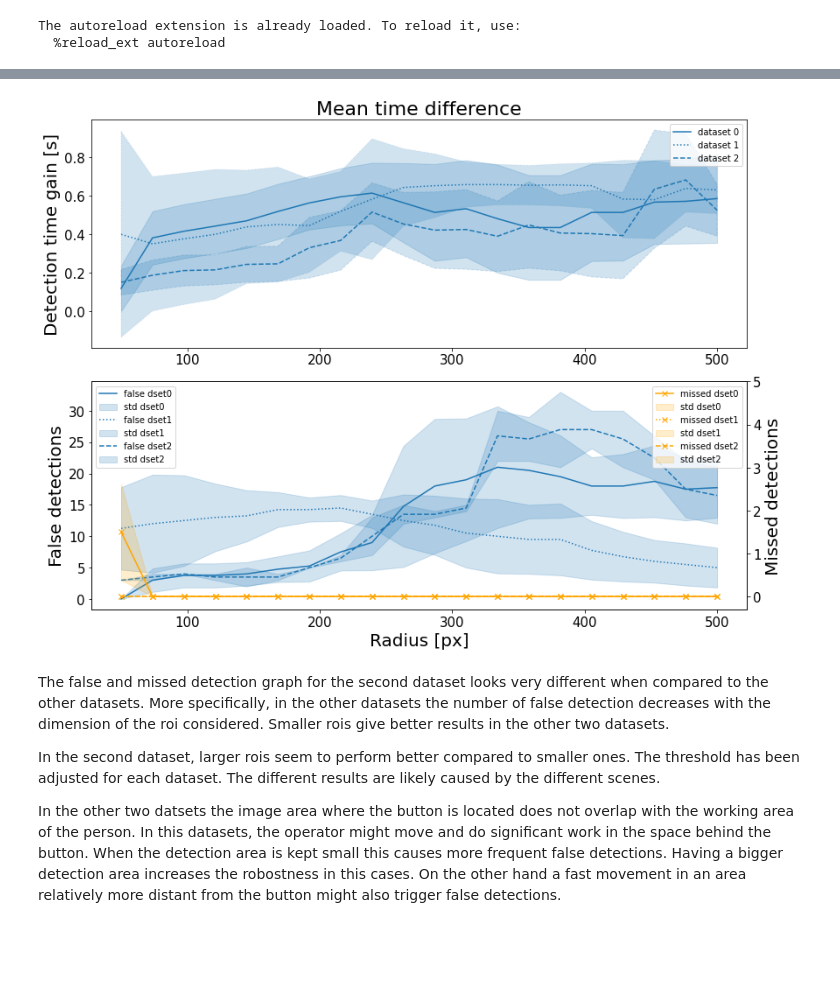
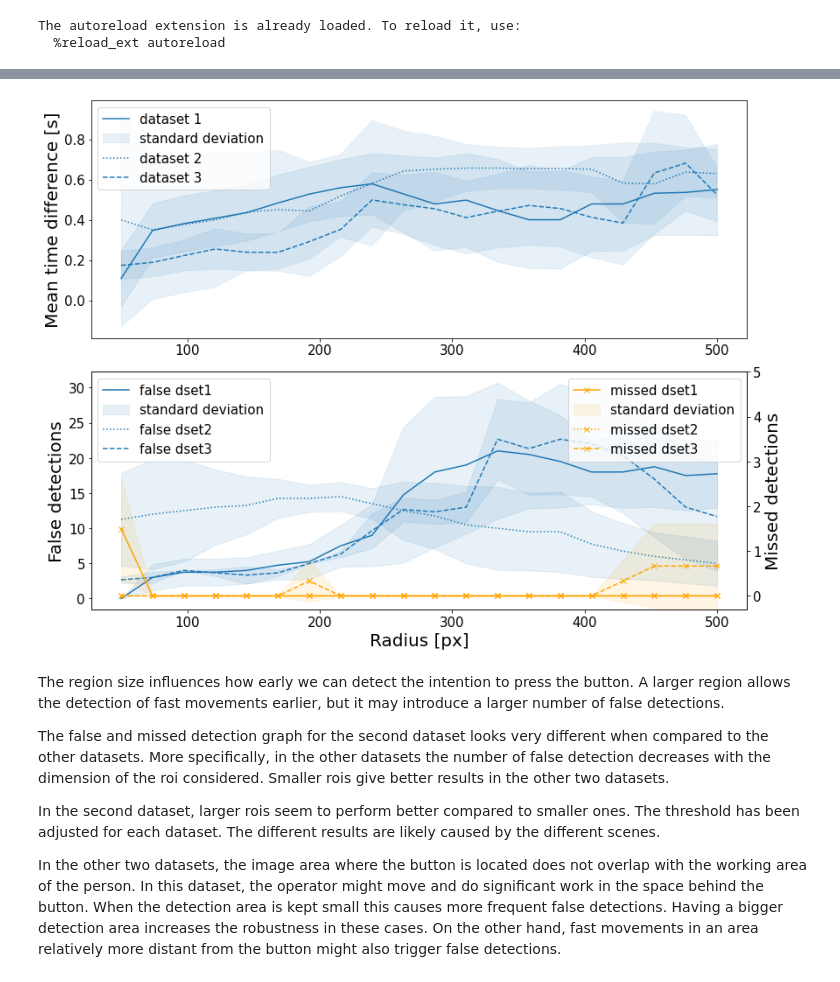
Before and after one commit to event-driven-robotics/EDPR-APRIL, a Jupyter notebook: fault_button/eventrate_test/combined_plots.ipynb, the cells around one changed output, grey strips where cells are left out. Cells and saved outputs as stored; diff of their text form; code cells hidden in the pictures; blank space fills up the shorter version.

```diff
--- a/fault_button/eventrate_test/combined_plots.ipynb
+++ b/fault_button/eventrate_test/combined_plots.ipynb
@@ -9,6 +9,7 @@ import src.utils as utils
 
 plt.rc('xtick',labelsize=15)
 plt.rc('ytick',labelsize=15)
+
 data_list1 = [
     os.path.join("/home/schiavazza/data/hpe/fault_button/osai/fault_button", "s1_v1"),
     os.path.join("/home/schiavazza/data/hpe/fault_button/osai/fault_button", "s1_v2"),
@@ -22,7 +23,7 @@ data_list2 = [
     os.path.join("/home/schiavazza/data/hpe/fault_button/april_exp/binary/long", "button4")
 ]
 data_list3 = [
-    # f"/home/schiavazza/data/hpe/fault_button/APRIL/exp01/data",
+    f"/home/schiavazza/data/hpe/fault_button/APRIL/exp01/data",
     f"/home/schiavazza/data/hpe/fault_button/APRIL/exp02/data",
     f"/home/schiavazza/data/hpe/fault_button/APRIL/exp03/data",
 ]
@@ -91,5 +102,5 @@ Examining info.log: /home/schiavazza/data/hpe/fault_button/osai/fault_button/s2_
 # %%
-scale = 3.0
+scale = 1.0
 dataset_tres = 0.01
 n = 20
 tmpPlotter = utils.Plotter(data_list2[0])
@@ -148,8 +169,8 @@ Examining info.log: /home/schiavazza/data/hpe/fault_button/april_exp/binary/long
 # %%
-scale = 0.5
+scale = 1.0
 dataset_tres = 0.01
 n = 20
-tmpPlotter = utils.Plotter(data_list3[0])
+tmpPlotter = utils.Plotter(data_list3[-1])
 base_thresh = tmpPlotter.find_threshold(scale)
 base_thresh_ls = base_thresh * thresh_multipliers
 
@@ -420,52 +454,62 @@ std_misseds = [std_missed1, std_missed2, std_missed3]
 style = ["solid", "dotted", "dashed"]
 
 for i in range(3):
     u_diff = u_diffs[i]
     std_diff = std_diffs[i]
     u_false = u_falses[i]
     std_false = std_falses[i]
     u_missed = u_misseds[i]
     std_missed = std_misseds[i]
 
-    axs[0].plot(scales, u_diff, label=f"dataset {i}", color="#1f77b4", linestyle=style[i])
-    axs[0].fill_between(scales, u_diff-std_diff, u_diff+std_diff, alpha=0.2, color='#1f77b4', linestyle=style[i])
+    axs[0].plot(scales, u_diff, label=f"dataset {i+1}", color="#1f77b4", linestyle=style[i])
+    axs[0].fill_between(scales, u_diff-std_diff, u_diff+std_diff, alpha=0.1, color='#1f77b4', linestyle=style[i], label="standard deviation")
     # axs[0].set_xticks(scales)
 
     axs[1].set_xlabel("Radius [px]", fontsize=20)
-    axs[0].set_ylabel("Detection time gain [s]", fontsize=20)
-    axs[0].set_title("Mean time difference", fontsize=22);
-    axs[0].legend()
+    axs[0].set_ylabel("Mean time difference [s]", fontsize=20)
 
-    axs[1].plot(scales, u_false, label=f"false dset{i}", color="#1f77b4", linestyle=style[i])
-    axs[1].fill_between(scales, u_false-std_false, u_false+std_false, alpha=0.2, label=f"std dset{i}", color="#1f77b4")
+    handles, labels = axs[0].get_legend_handles_labels()
+    by_label = dict(zip(labels, handles))
+    axs[0].legend(by_label.values(), by_label.keys(), fontsize=15)
+
+    axs[1].plot(scales, u_false, label=f"false dset{i+1}", color="#1f77b4", linestyle=style[i])
+    axs[1].fill_between(scales, u_false-std_false, u_false+std_false, alpha=0.1, label=f"standard deviation", color="#1f77b4")
     axs[1].set_ylabel("False detections", fontsize=20)
 
 
-    axs2.plot(scales, u_missed, marker='x', label=f"missed dset{i}", linestyle=style[i], color="orange")
-    axs2.fill_between(scales, u_missed-std_missed, u_missed+std_missed, alpha=0.2, label=f"std dset{i}", color="orange")
+    axs2.plot(scales, u_missed, marker='x', label=f"missed dset{i+1}", linestyle=style[i], color="orange")
+    axs2.fill_between(scales, u_missed-std_missed, u_missed+std_missed, alpha=0.1, label=f"standard deviation", color="orange")
     axs2.set_ylabel("Missed detections", fontsize=20)
     axs2.set_ylim([-0.1*(3), 5])
     # ax.set_xticks(scales)
     # ax.set_yticks(n_detections)
     # ymax = max(max(u_false + std_false), max(u_missed + std_missed))
     # ax.set_ylim([-0.5, ymax + 0.5])
     # ax.set_xscale('log')
     # ax.set_xlabel("Base Threshold [ev/s]", fontsize=20)
     # # ax.set_ylabel("number of detections", fontsize=20)
     # ax.set_title("Detections", fontsize=22);
-    axs[1].legend(loc="upper left")
-    axs2.legend(loc="upper right")
+    handles, labels = axs[1].get_legend_handles_labels()
+    by_label = dict(zip(labels, handles))
+    axs[1].legend(by_label.values(), by_label.keys(), fontsize=15, loc="upper left")
+    # axs[1].legend(loc="upper left", fontsize=15)
+    handles, labels = axs2.get_legend_handles_labels()
+    by_label = dict(zip(labels, handles))
+    axs2.legend(by_label.values(), by_label.keys(), fontsize=15, loc="upper right")
+    # axs2.legend(loc="upper right", fontsize=15)
 plt.tight_layout()
 plt.savefig("/home/schiavazza/Pictures/fault_button/stats_scale.png")
 # %% [output]
-[figure, old version]
+[figure, new version]
 # %% [markdown]
+The region size influences how early we can detect the intention to press the button. A larger region allows the detection of fast movements earlier, but it may introduce a larger number of false detections.
+
 The false and missed detection graph for the second dataset looks very different when compared to the other datasets.
 More specifically, in the other datasets the number of false detection decreases with the dimension of the roi considered. Smaller rois give better results in the other two datasets.
 
 In the second dataset, larger rois seem to perform better compared to smaller ones. The threshold has been adjusted for each dataset. The different results are likely caused by the different scenes.
 
-In the other two datsets the image area where the button is located does not overlap with the working area of the person. In this datasets, the operator might move and do significant work in the space behind the button. When the detection area is kept small this causes more frequent false detections. Having a bigger detection area increases the robostness in this cases. On the other hand a fast movement in an area relatively more distant from the button might also trigger false detections.
+In the other two datasets, the image area where the button is located does not overlap with the working area of the person. In this dataset, the operator might move and do significant work in the space behind the button. When the detection area is kept small this causes more frequent false detections. Having a bigger detection area increases the robustness in these cases. On the other hand, fast movements in an area relatively more distant from the button might also trigger false detections.
 # %%
 scale = 1.0
 dataset_tres_ls = [10**(-x) for x in np.linspace(1, 4, 20)]
```
Also changed, not shown: parts of 14 cells of this notebook, 1 other file.
